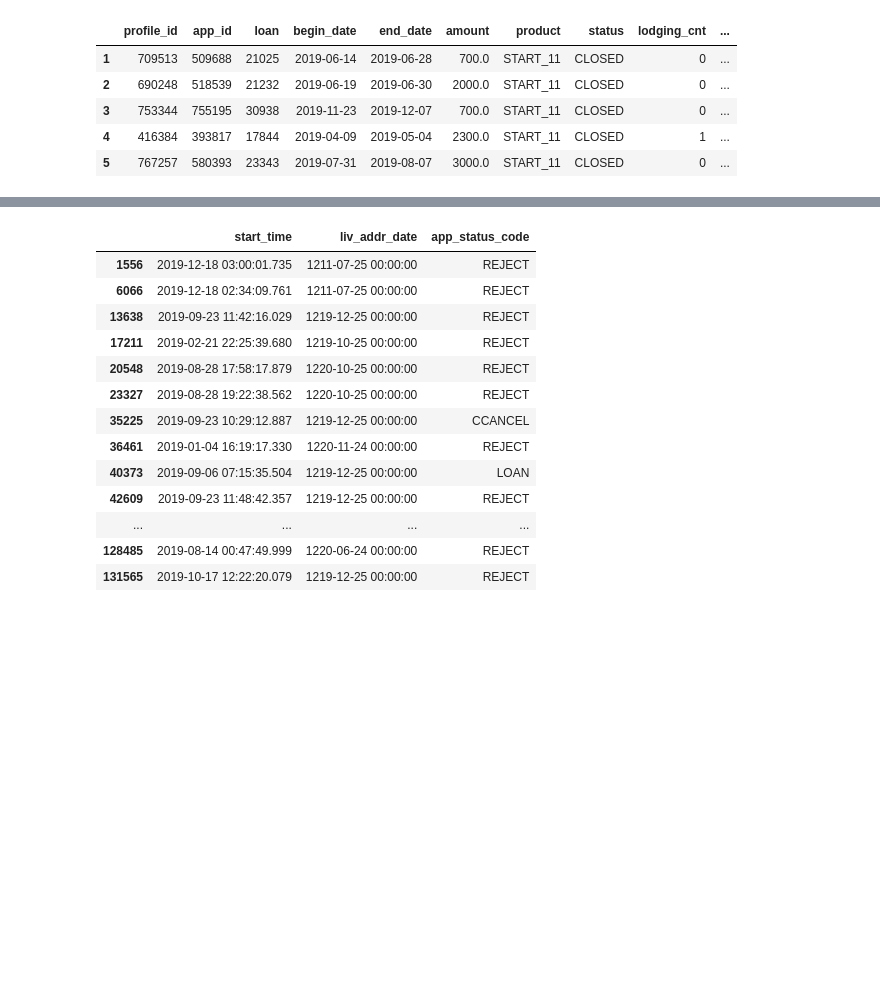
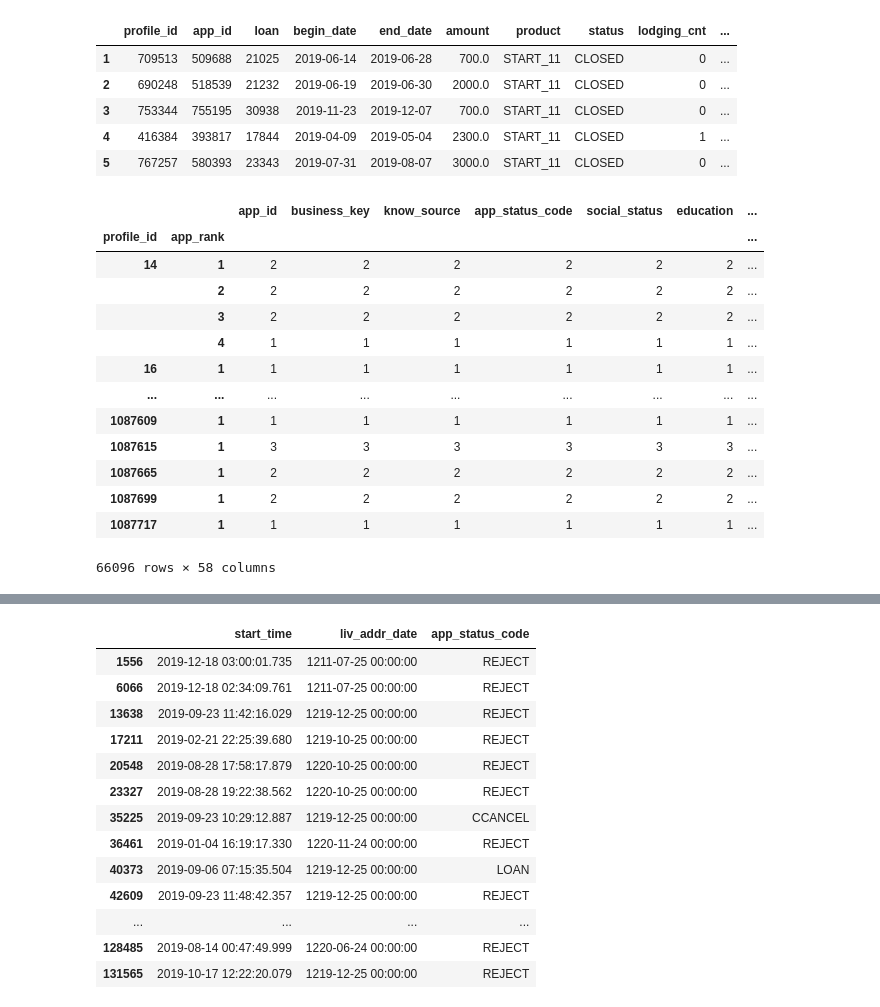
Before and after one commit to RomanShevtsiv/lending-score-model, a Jupyter notebook: notebooks/eda-apps.ipynb, the cells around one changed output, grey strips where cells are left out. Cells and saved outputs as stored; diff of their text form; code cells hidden in the pictures; blank space fills up the shorter version.

Commit message:
update basic applications preprocessing

```diff
--- a/notebooks/eda-apps.ipynb
+++ b/notebooks/eda-apps.ipynb
@@ -166,3 +166,28 @@ df_loans.head()
 | 3 | 753344 | 755195 | 30938 | 2019-11-23 | 2019-12-07 | 700.0 | START_11 | CLOSED | 0 | ... |
 | 4 | 416384 | 393817 | 17844 | 2019-04-09 | 2019-05-04 | 2300.0 | START_11 | CLOSED | 1 | ... |
 | 5 | 767257 | 580393 | 23343 | 2019-07-31 | 2019-08-07 | 3000.0 | START_11 | CLOSED | 0 | ... |
+# %%
+# Calculate application rank for each loan
+df_apps = df_apps.sort_values('start_time').groupby('profile_id').apply(
+    lambda df: df.assign(app_rank = lambda x: (~ x['app_status_code'].apply(lambda r: True if r == 'LOAN' else np.NaN).shift(1).isnull()).cumsum() + 1)
+).reset_index(drop=True)
+
+# Profile ID to test 210648
+# %%
+# Count how many applications were made before loan
+df_apps.groupby(['profile_id','app_rank'])[].count()
+# %% [output]
+|  |  | app_id | business_key | know_source | app_status_code | social_status | education | ... |
+| profile_id | app_rank |  |  |  |  |  |  | ... |
+| 14 | 1 | 2 | 2 | 2 | 2 | 2 | 2 | ... |
+|  | 2 | 2 | 2 | 2 | 2 | 2 | 2 | ... |
+|  | 3 | 2 | 2 | 2 | 2 | 2 | 2 | ... |
+|  | 4 | 1 | 1 | 1 | 1 | 1 | 1 | ... |
+| 16 | 1 | 1 | 1 | 1 | 1 | 1 | 1 | ... |
+| ... | ... | ... | ... | ... | ... | ... | ... | ... |
+| 1087609 | 1 | 1 | 1 | 1 | 1 | 1 | 1 | ... |
+| 1087615 | 1 | 3 | 3 | 3 | 3 | 3 | 3 | ... |
+| 1087665 | 1 | 2 | 2 | 2 | 2 | 2 | 2 | ... |
+| 1087699 | 1 | 2 | 2 | 2 | 2 | 2 | 2 | ... |
+| 1087717 | 1 | 1 | 1 | 1 | 1 | 1 | 1 | ... |
+66096 rows × 58 columns
```
Also changed, not shown: parts of 2 cells of this notebook.
